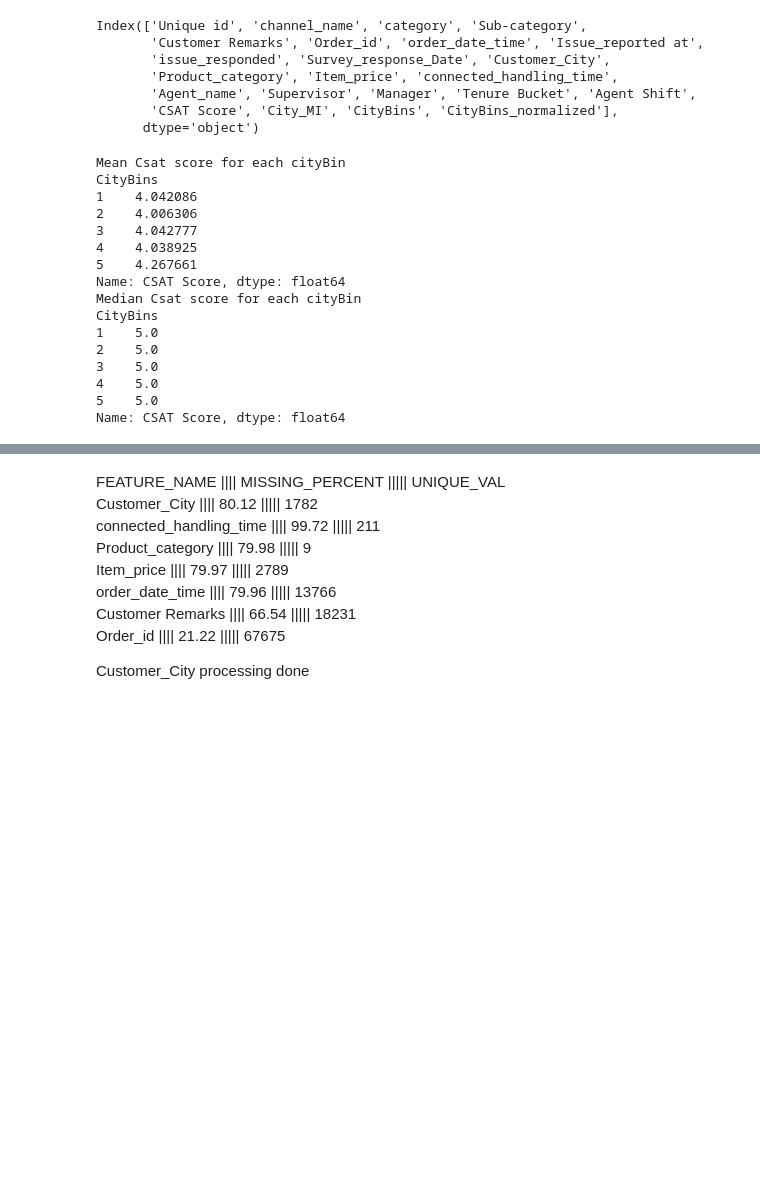
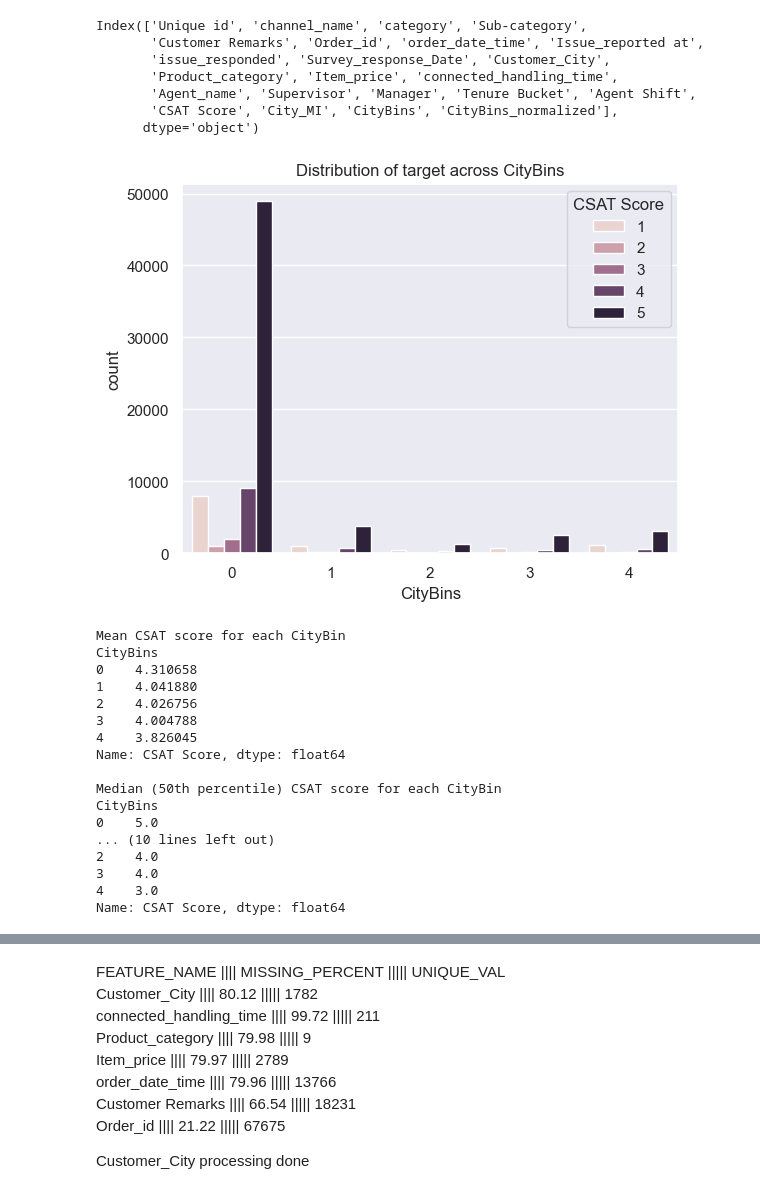
Before and after one commit to AnkurBhatt07/Customer-Satisfaction-Score-Prediction-using-ML-DL, a Jupyter notebook: notebooks/data_analysis1.ipynb, the cells around one changed output, grey strips where cells are left out. Cells and saved outputs as stored; diff of their text form; code cells hidden in the pictures; blank space fills up the shorter version.

```diff
--- a/notebooks/data_analysis1.ipynb
+++ b/notebooks/data_analysis1.ipynb
@@ -302,27 +342,43 @@ Index(['Unique id', 'channel_name', 'category', 'Sub-category',
        'Agent_name', 'Supervisor', 'Manager', 'Tenure Bucket', 'Agent Shift',
        'CSAT Score', 'City_MI', 'CityBins', 'CityBins_normalized'],
       dtype='object')
+# %%
+# import seaborn as sns
+# import matplotlib.pyplot as plt
+
+sns.countplot(data=data, x="CityBins", hue=target)
+plt.title("Distribution of target across CityBins")
+plt.show()
+# %% [output]
+[figure, added]
 # %%
-print("Mean Csat score for each cityBin")
-print(data.groupby("CityBins")[target].mean())
-print("Median Csat score for each cityBin")
-print(data.groupby("CityBins")[target].median())
+grouped = data.groupby("CityBins")[target]
+
+print("Mean CSAT score for each CityBin")
+print(grouped.mean())
+
+print("\nMedian (50th percentile) CSAT score for each CityBin")
+print(grouped.quantile(0.50))
+
+print("\n25th percentile CSAT score for each CityBin")
+print(grouped.quantile(0.25))
 # %% [output]
-Mean Csat score for each cityBin
+Mean CSAT score for each CityBin
 CityBins
-1    4.042086
-2    4.006306
-3    4.042777
-4    4.038925
-5    4.267661
+0    4.310658
+1    4.041880
+2    4.026756
+3    4.004788
+4    3.826045
 Name: CSAT Score, dtype: float64
-Median Csat score for each cityBin
+
+Median (50th percentile) CSAT score for each CityBin
 CityBins
-1    5.0
-2    5.0
-3    5.0
-4    5.0
-5    5.0
+0    5.0
+... (10 lines left out)
+2    4.0
+3    4.0
+4    3.0
 Name: CSAT Score, dtype: float64
 # %%
 # Checking the normality of CSAT Scores within each citybin
```
Also changed, not shown: parts of 38 cells of this notebook, 3 other files.
